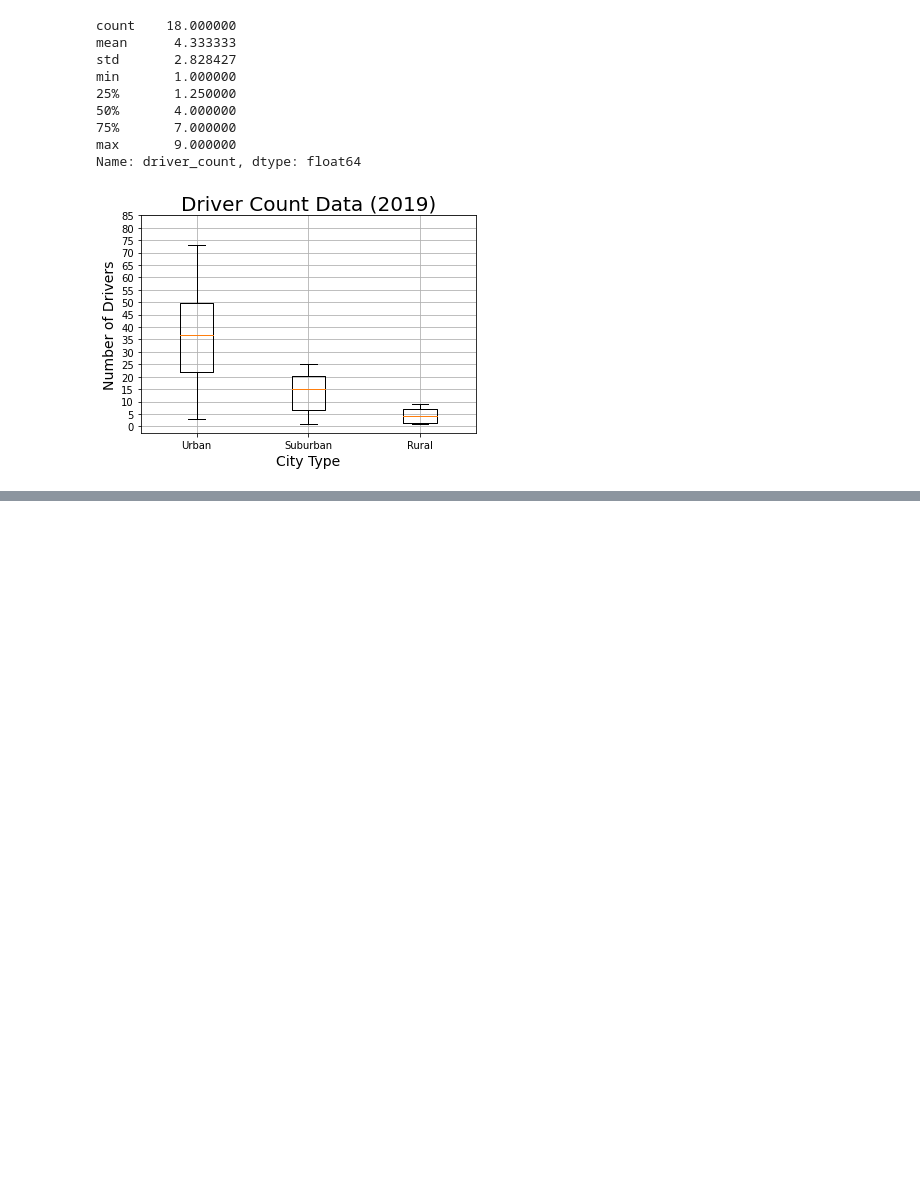
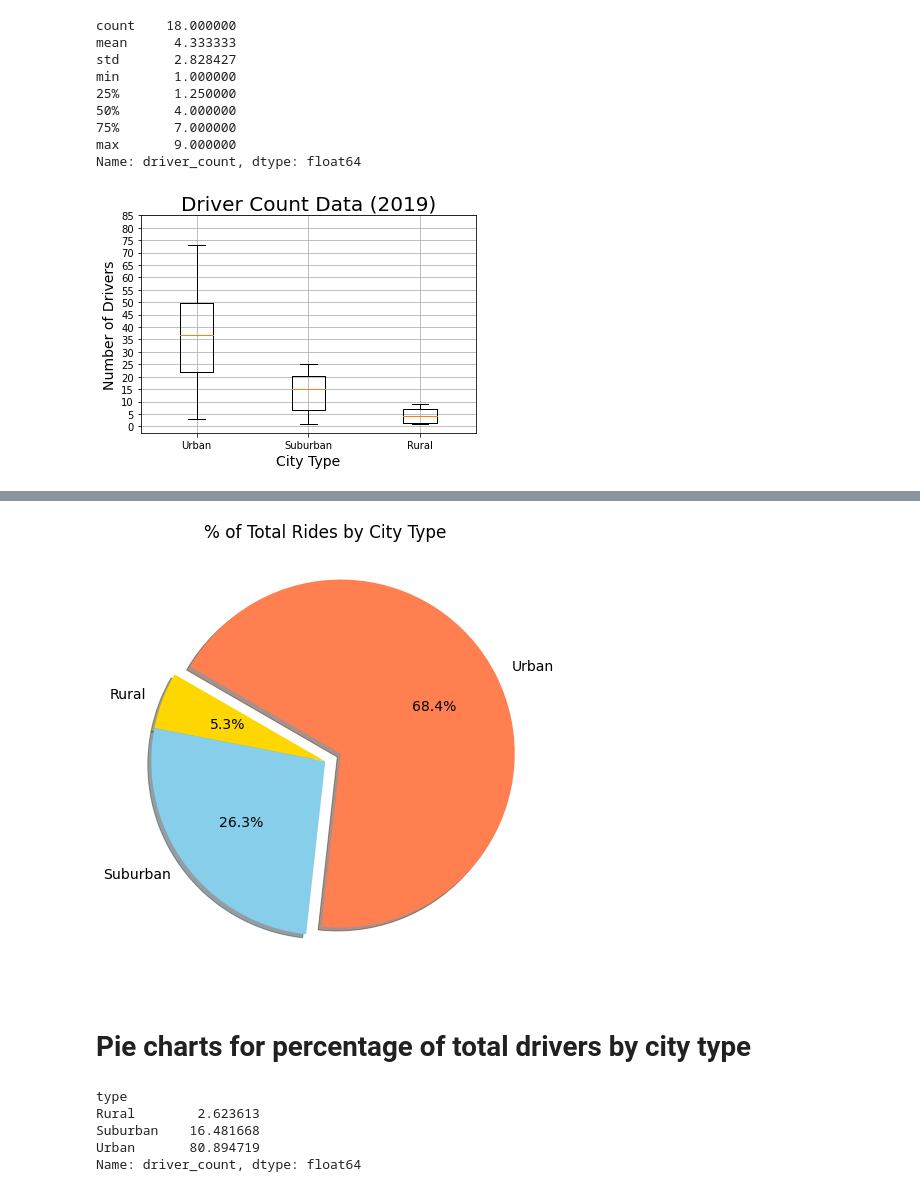
Before and after one commit to calvogeorge/PyBer_Analysis, a Jupyter notebook: PyBer_Analysis.ipynb, the cells around one changed output, grey strips where cells are left out. Cells and saved outputs as stored; diff of their text form; code cells hidden in the pictures; blank space fills up the shorter version.

```diff
--- a/PyBer_Analysis.ipynb
+++ b/PyBer_Analysis.ipynb
@@ -696,0 +756,32 @@ plt.show()
+# %%
+# Define caracteristics for pie chart
+
+colors = ['gold','skyblue','coral']
+explode_values = [0,0,0.1]
+plt.subplots(figsize=(8, 8))
+plt.pie(rides_pct, labels=rides_pct.index, colors= colors, autopct= '%1.1f%%', explode = explode_values, startangle=150,
+        shadow=True)
+
+# Change default font size
+plt.rcParams['font.size'] = 14
+plt.title('% of Total Rides by City Type')
+
+# save the figue
+plt.savefig('Fig6.png')
+
+# show the figure
+plt.show()
+# %% [output]
+[figure, added]
+# %% [markdown]
+# Pie charts for percentage of total drivers by city type
+# %%
+# Calculate total drivers percentage by city type
+drivers_pct = 100*city_data_df.groupby(['type']).sum()['driver_count']/city_data_df.sum()['driver_count']
+drivers_pct
+# %% [output]
+type
+Rural        2.623613
+Suburban    16.481668
+Urban       80.894719
+Name: driver_count, dtype: float64
```
Also changed, not shown: parts of 13 cells of this notebook, 3 other files.
